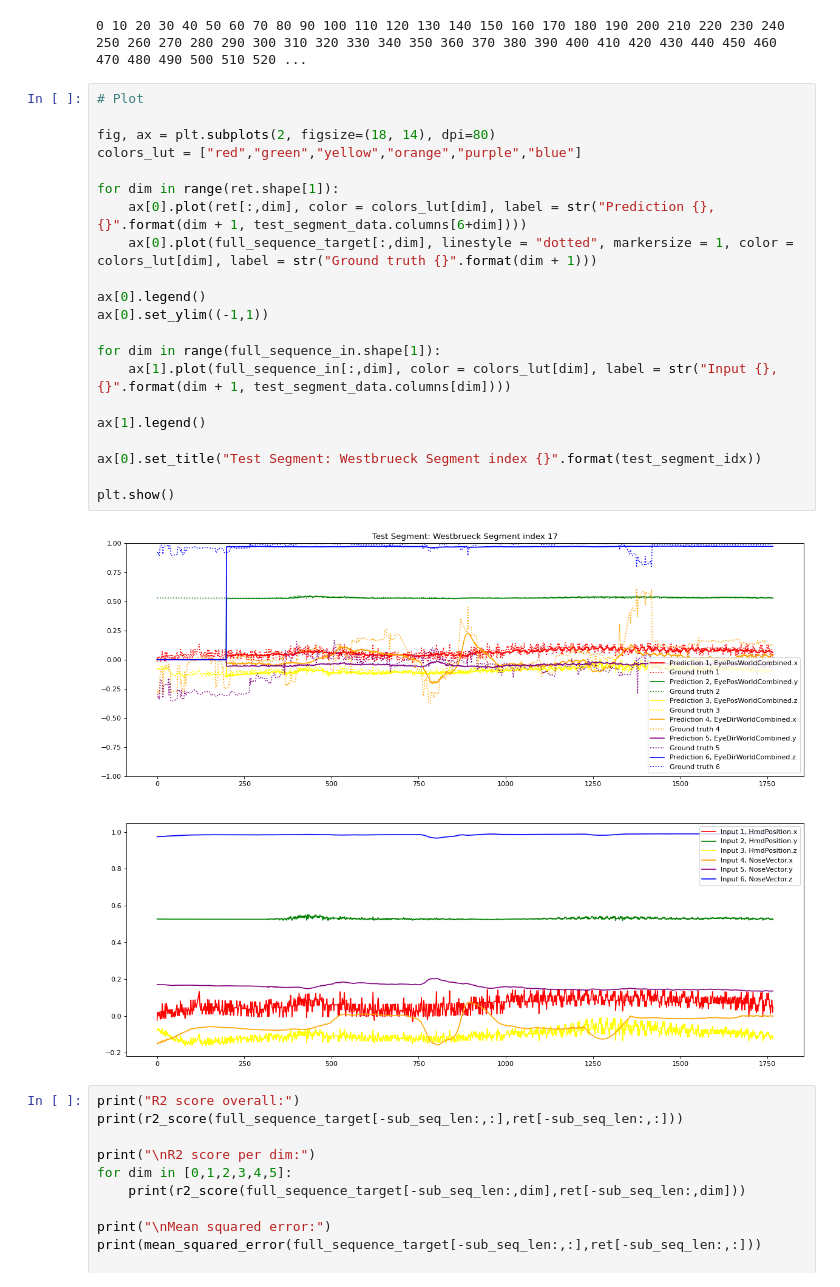
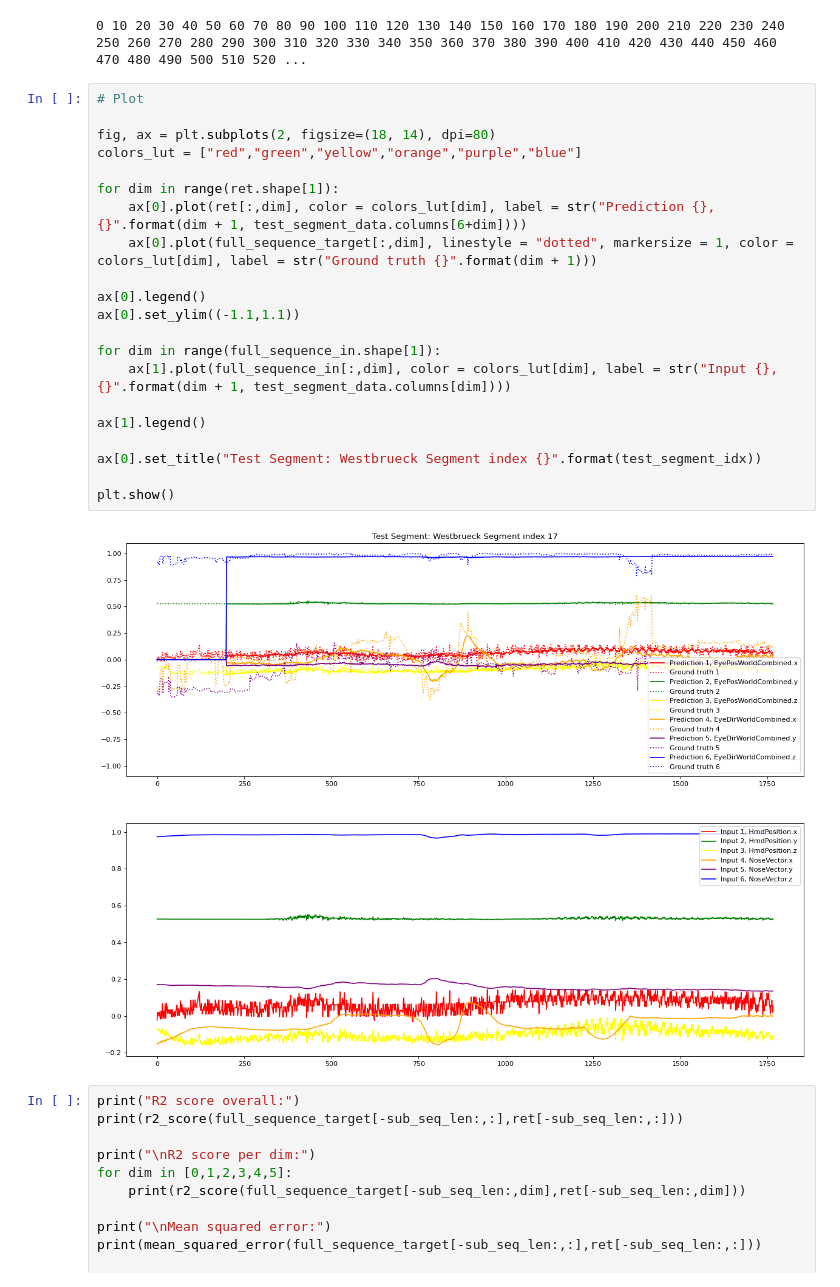
Before and after one commit to StefB4/Head2Eye, a Jupyter notebook: TransformerEncoderTrainingAndPrediction.ipynb, the cells around one changed output. Cells and saved outputs as stored; diff of their text form.

```diff
--- a/TransformerEncoderTrainingAndPrediction.ipynb
+++ b/TransformerEncoderTrainingAndPrediction.ipynb
@@ -858,26 +858,26 @@ ret = decode_segment_of_single_targets(full_sequence_in, sub_seq_len, loaded_mod
 # %%
 # Plot
 
 fig, ax = plt.subplots(2, figsize=(18, 14), dpi=80)
 colors_lut = ["red","green","yellow","orange","purple","blue"]
 
 for dim in range(ret.shape[1]):
     ax[0].plot(ret[:,dim], color = colors_lut[dim], label = str("Prediction {}, {}".format(dim + 1, test_segment_data.columns[6+dim])))
     ax[0].plot(full_sequence_target[:,dim], linestyle = "dotted", markersize = 1, color = colors_lut[dim], label = str("Ground truth {}".format(dim + 1)))
 
 ax[0].legend()
-ax[0].set_ylim((-1,1))
+ax[0].set_ylim((-1.1,1.1))
 
 for dim in range(full_sequence_in.shape[1]):
     ax[1].plot(full_sequence_in[:,dim], color = colors_lut[dim], label = str("Input {}, {}".format(dim + 1, test_segment_data.columns[dim])))
 
 ax[1].legend()
 
 ax[0].set_title("Test Segment: Westbrueck Segment index {}".format(test_segment_idx))
 
 plt.show()
 # %% [output]
-[figure, old version]
+[figure, new version]
 # %%
 print("R2 score overall:")
 print(r2_score(full_sequence_target[-sub_seq_len:,:],ret[-sub_seq_len:,:]))
```
Also changed, not shown: 6 other files.
